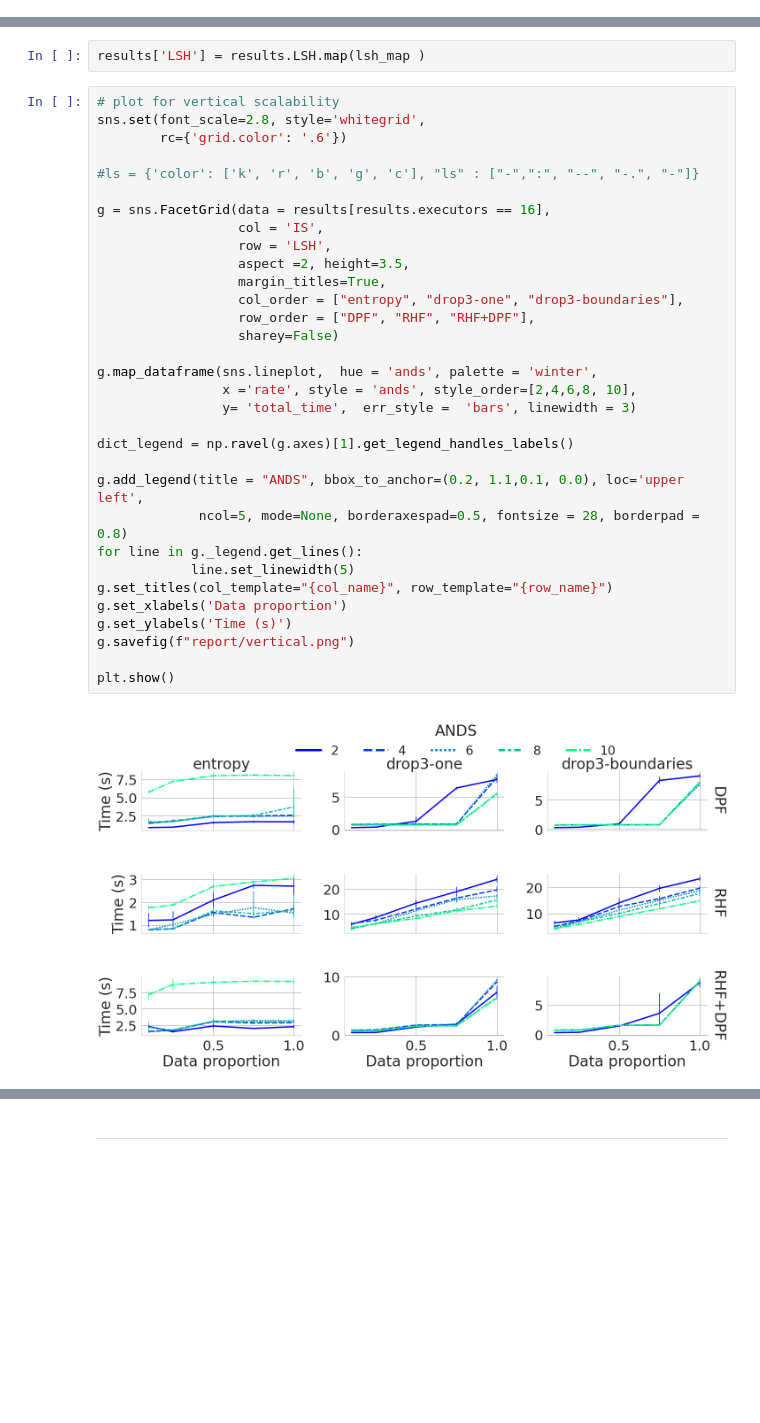
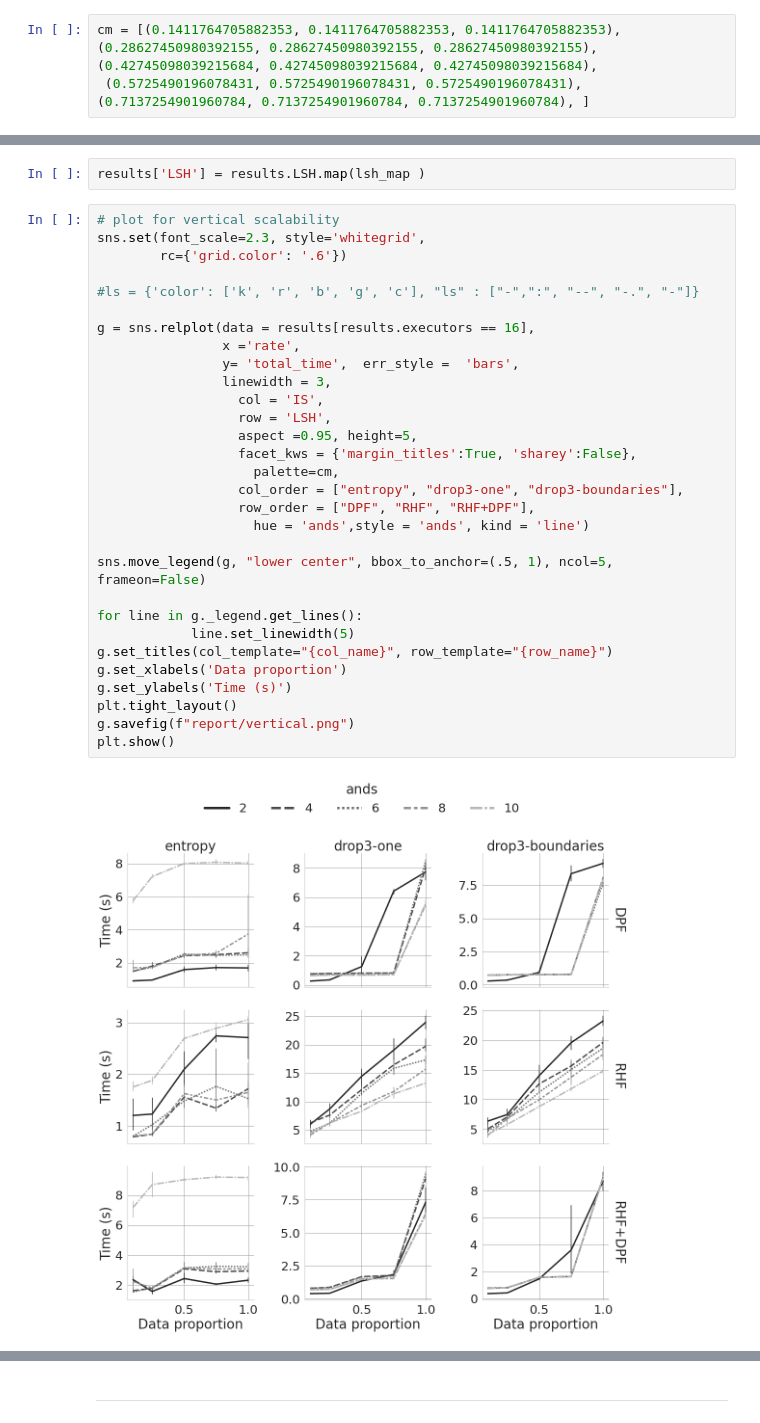
Before and after one commit to germaneduardo/results-analysis, a Jupyter notebook: scale_results.ipynb, the cells around one changed output, grey strips where cells are left out. Drawn from its saved outputs; the diff is of its cells as text; blank space fills up the shorter version.

Commit message:
changes to plots

```diff
--- a/scale_results.ipynb
+++ b/scale_results.ipynb
@@ -57,3 +50,9 @@ Name: executors, dtype: int64
+# %%
+cm = [(0.1411764705882353, 0.1411764705882353, 0.1411764705882353),
+(0.28627450980392155, 0.28627450980392155, 0.28627450980392155),
+(0.42745098039215684, 0.42745098039215684, 0.42745098039215684),
+ (0.5725490196078431, 0.5725490196078431, 0.5725490196078431),
+(0.7137254901960784, 0.7137254901960784, 0.7137254901960784), ]
 # %%
 is_map = {'entropy': 'entropy', 'boundaries':'drop3-boundaries', 'one': 'drop3-one'}
 lsh_map = {'hyperplanes': 'RHF', 'projection':'DPF', 'hyperplanes-projection': 'RHF+DPF'}
@@ -61,37 +60,35 @@ lsh_map = {'hyperplanes': 'RHF', 'projection':'DPF', 'hyperplanes-projection': '
 results['LSH'] = results.LSH.map(lsh_map )
 # %%
 # plot for vertical scalability
-sns.set(font_scale=2.8, style='whitegrid',
+sns.set(font_scale=2.3, style='whitegrid',
         rc={'grid.color': '.6'})
 
 #ls = {'color': ['k', 'r', 'b', 'g', 'c'], "ls" : ["-",":", "--", "-.", "-"]}
 
-g = sns.FacetGrid(data = results[results.executors == 16],
+g = sns.relplot(data = results[results.executors == 16],
+                x ='rate',
+                y= 'total_time',  err_style =  'bars',
+                linewidth = 3,
                   col = 'IS',
                   row = 'LSH',
-                  aspect =2, height=3.5,
-                  margin_titles=True,
+                  aspect =0.95, height=5,
+                  facet_kws = {'margin_titles':True, 'sharey':False},
+                    palette=cm,
                   col_order = ["entropy", "drop3-one", "drop3-boundaries"],
                   row_order = ["DPF", "RHF", "RHF+DPF"],
-                  sharey=False)
+                    hue = 'ands',style = 'ands', kind = 'line')
 
-g.map_dataframe(sns.lineplot,  hue = 'ands', palette = 'winter',
-                x ='rate', style = 'ands', style_order=[2,4,6,8, 10],
-                y= 'total_time',  err_style =  'bars', linewidth = 3)
+sns.move_legend(g, "lower center", bbox_to_anchor=(.5, 1), ncol=5, frameon=False)
 
-dict_legend = np.ravel(g.axes)[1].get_legend_handles_labels()
-
-g.add_legend(title = "ANDS", bbox_to_anchor=(0.2, 1.1,0.1, 0.0), loc='upper left',
-             ncol=5, mode=None, borderaxespad=0.5, fontsize = 28, borderpad = 0.8)
 for line in g._legend.get_lines():
             line.set_linewidth(5)
 g.set_titles(col_template="{col_name}", row_template="{row_name}")
 g.set_xlabels('Data proportion')
 g.set_ylabels('Time (s)')
+plt.tight_layout()
 g.savefig(f"report/vertical.png")
-
 plt.show()
 # %% [output]
-[figure, old version]
+[figure, new version]
 # %%
 # plot for vertical scalability
```
Also changed, not shown: parts of 5 cells of this notebook, 2 other files.
